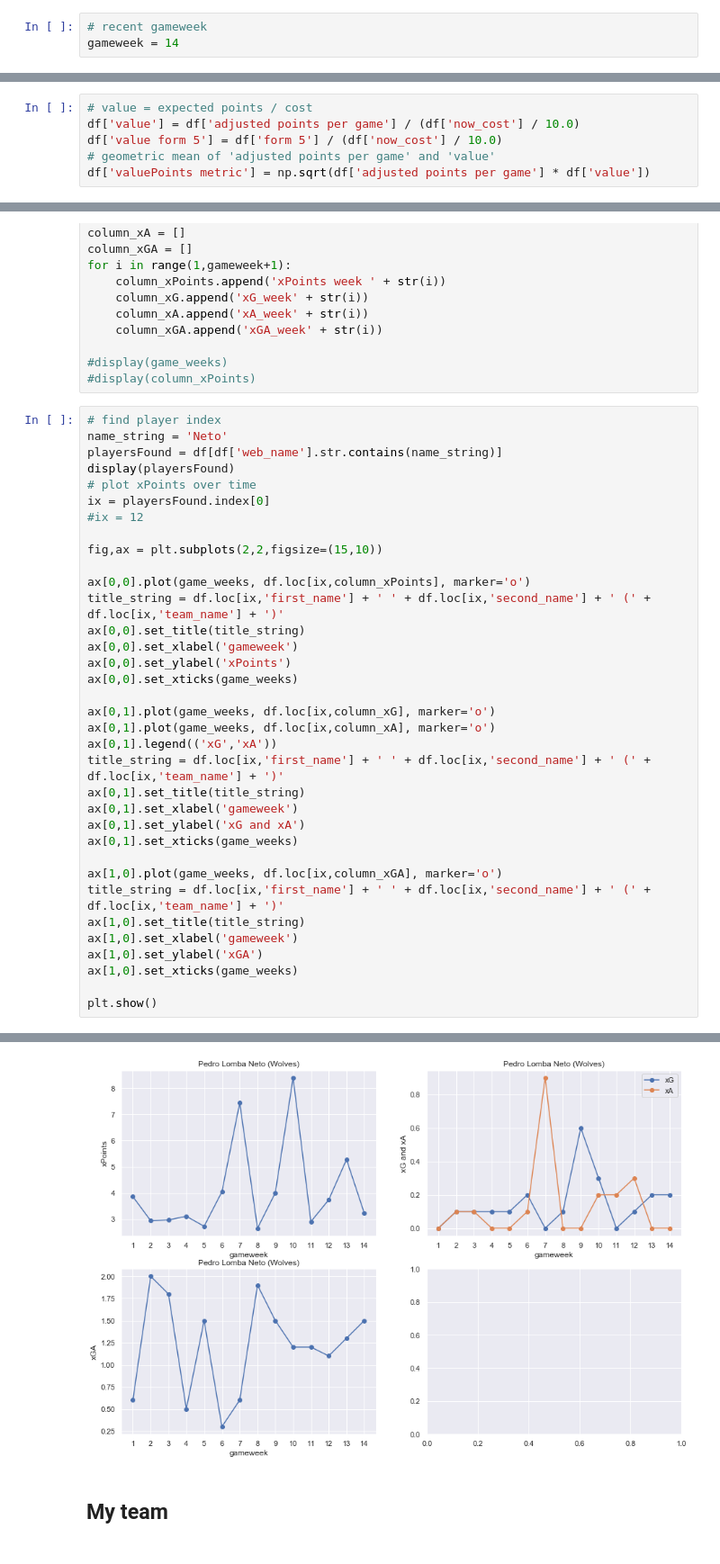
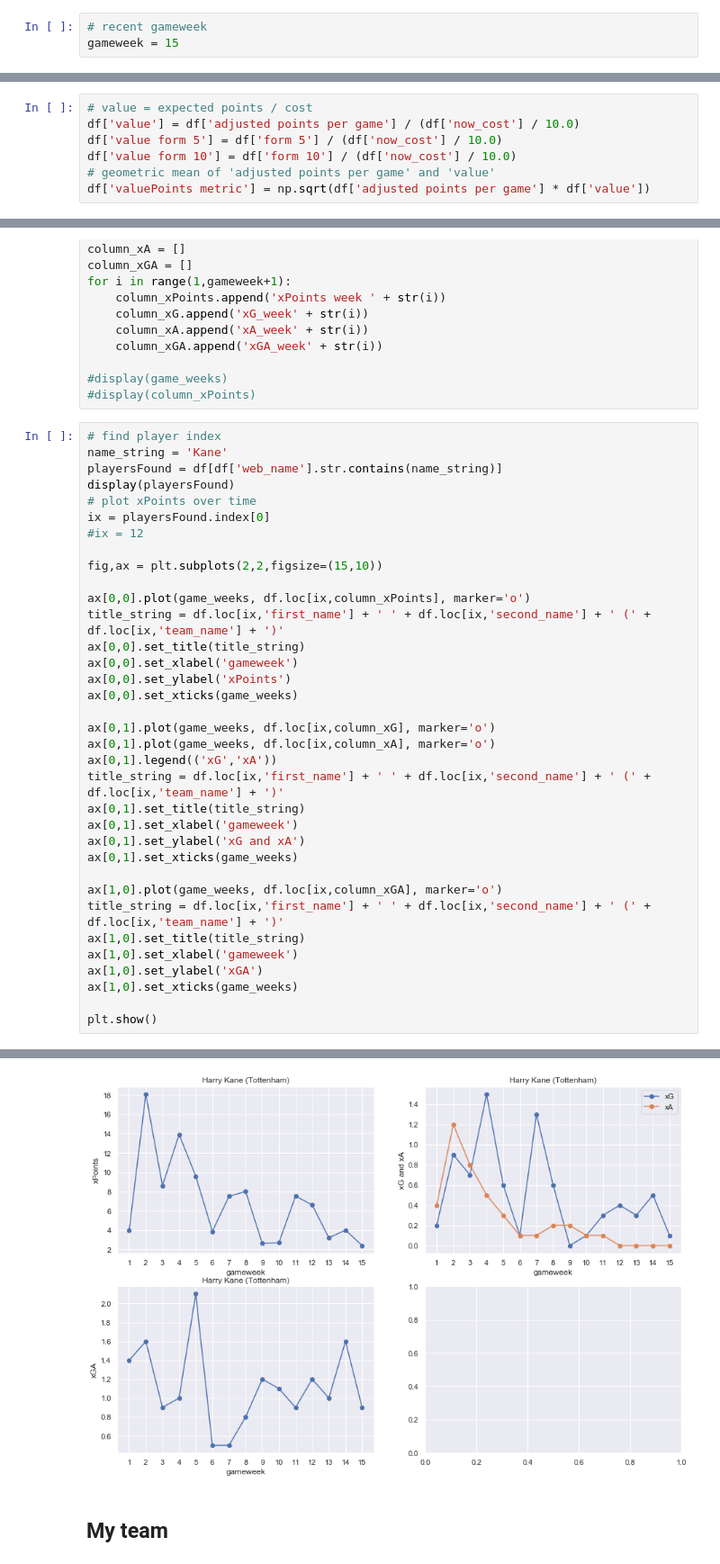
Before and after one commit to jaksticks/Fantasy-Premier-League, a Jupyter notebook: notebooks/playerEvaluation.ipynb, the cells around one changed output, grey strips where cells are left out. Shown at 90% size. Saved outputs shown, nothing was run; the diff lists cells and outputs as text.

```diff
--- a/notebooks/playerEvaluation.ipynb
+++ b/notebooks/playerEvaluation.ipynb
@@ -4,7 +4,7 @@
 Here we compare players based on their adjusted points. Also, we calculate some useful metrics using the adjusted points to further evaluate player performance in FPL.
 # %%
 # recent gameweek
-gameweek = 14
+gameweek = 15
 # %%
 # import basic libraries
 import pandas as pd
@@ -38,6 +38,7 @@ The value points is calculated as the geometric mean of a players adjusted point
 # value = expected points / cost
 df['value'] = df['adjusted points per game'] / (df['now_cost'] / 10.0)
 df['value form 5'] = df['form 5'] / (df['now_cost'] / 10.0)
+df['value form 10'] = df['form 10'] / (df['now_cost'] / 10.0)
 # geometric mean of 'adjusted points per game' and 'value'
 df['valuePoints metric'] = np.sqrt(df['adjusted points per game'] * df['value'])
 # %%
@@ -301,7 +302,7 @@ for i in range(1,gameweek+1):
 #display(column_xPoints)
 # %%
 # find player index
-name_string = 'Neto'
+name_string = 'Kane'
 playersFound = df[df['web_name'].str.contains(name_string)]
 display(playersFound)
 # plot xPoints over time
@@ -342,4 +343,4 @@ plt.show()
-[figure, old version]
+[figure, new version]
 # %% [markdown]
 ## My team
 # %%
```
Also changed, not shown: parts of 10 cells of this notebook, 7 other files.
